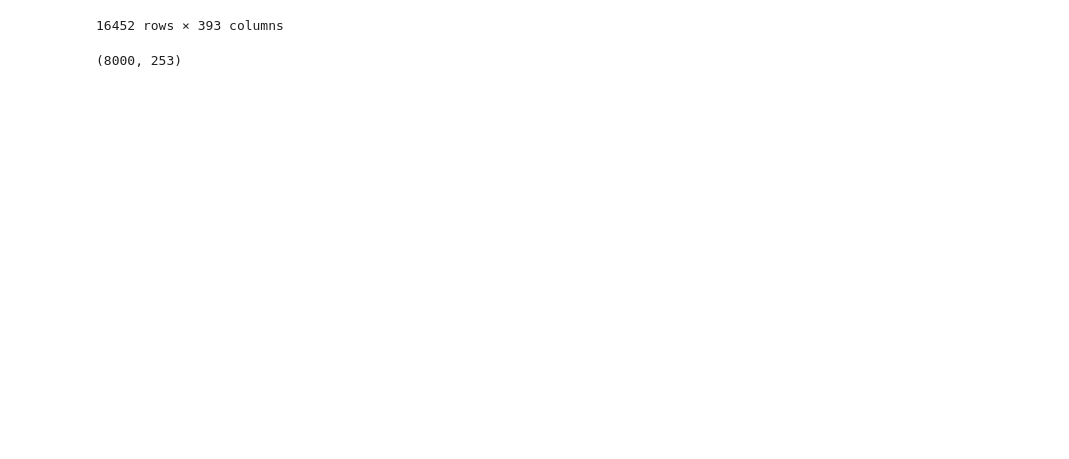
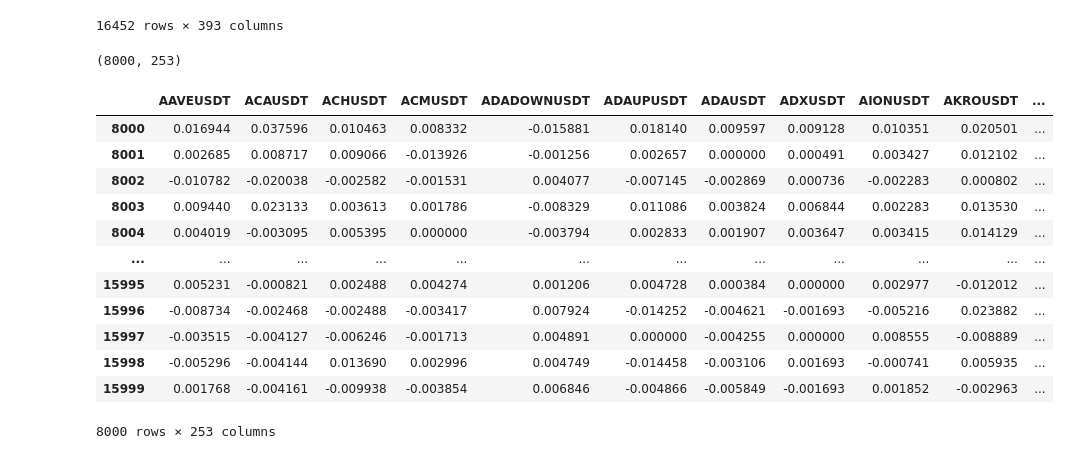
Before and after one commit to Uniblake/fin525, a Jupyter notebook: project_week10.ipynb, the cells around one changed output. Saved outputs shown, nothing was run; the diff lists cells and outputs as text; code cells hidden in the pictures; blank space fills up the shorter version.

```diff
--- a/project_week10.ipynb
+++ b/project_week10.ipynb
@@ -283,3 +290,19 @@ X_raw = log_ret_all_data.iloc[t0:t1].dropna(axis=1)
 X_raw.shape
 # %% [output]
 (8000, 253)
+# %%
+X_raw
+# %% [output]
+|  | AAVEUSDT | ACAUSDT | ACHUSDT | ACMUSDT | ADADOWNUSDT | ADAUPUSDT | ADAUSDT | ADXUSDT | AIONUSDT | AKROUSDT | ... |
+| 8000 | 0.016944 | 0.037596 | 0.010463 | 0.008332 | -0.015881 | 0.018140 | 0.009597 | 0.009128 | 0.010351 | 0.020501 | ... |
+| 8001 | 0.002685 | 0.008717 | 0.009066 | -0.013926 | -0.001256 | 0.002657 | 0.000000 | 0.000491 | 0.003427 | 0.012102 | ... |
+| 8002 | -0.010782 | -0.020038 | -0.002582 | -0.001531 | 0.004077 | -0.007145 | -0.002869 | 0.000736 | -0.002283 | 0.000802 | ... |
+| 8003 | 0.009440 | 0.023133 | 0.003613 | 0.001786 | -0.008329 | 0.011086 | 0.003824 | 0.006844 | 0.002283 | 0.013530 | ... |
+| 8004 | 0.004019 | -0.003095 | 0.005395 | 0.000000 | -0.003794 | 0.002833 | 0.001907 | 0.003647 | 0.003415 | 0.014129 | ... |
+| ... | ... | ... | ... | ... | ... | ... | ... | ... | ... | ... | ... |
+| 15995 | 0.005231 | -0.000821 | 0.002488 | 0.004274 | 0.001206 | 0.004728 | 0.000384 | 0.000000 | 0.002977 | -0.012012 | ... |
+| 15996 | -0.008734 | -0.002468 | -0.002488 | -0.003417 | 0.007924 | -0.014252 | -0.004621 | -0.001693 | -0.005216 | 0.023882 | ... |
+| 15997 | -0.003515 | -0.004127 | -0.006246 | -0.001713 | 0.004891 | 0.000000 | -0.004255 | 0.000000 | 0.008555 | -0.008889 | ... |
+| 15998 | -0.005296 | -0.004144 | 0.013690 | 0.002996 | 0.004749 | -0.014458 | -0.003106 | 0.001693 | -0.000741 | 0.005935 | ... |
+| 15999 | 0.001768 | -0.004161 | -0.009938 | -0.003854 | 0.006846 | -0.004866 | -0.005849 | -0.001693 | 0.001852 | -0.002963 | ... |
+8000 rows × 253 columns
```
Also changed, not shown: parts of 15 cells of this notebook.
